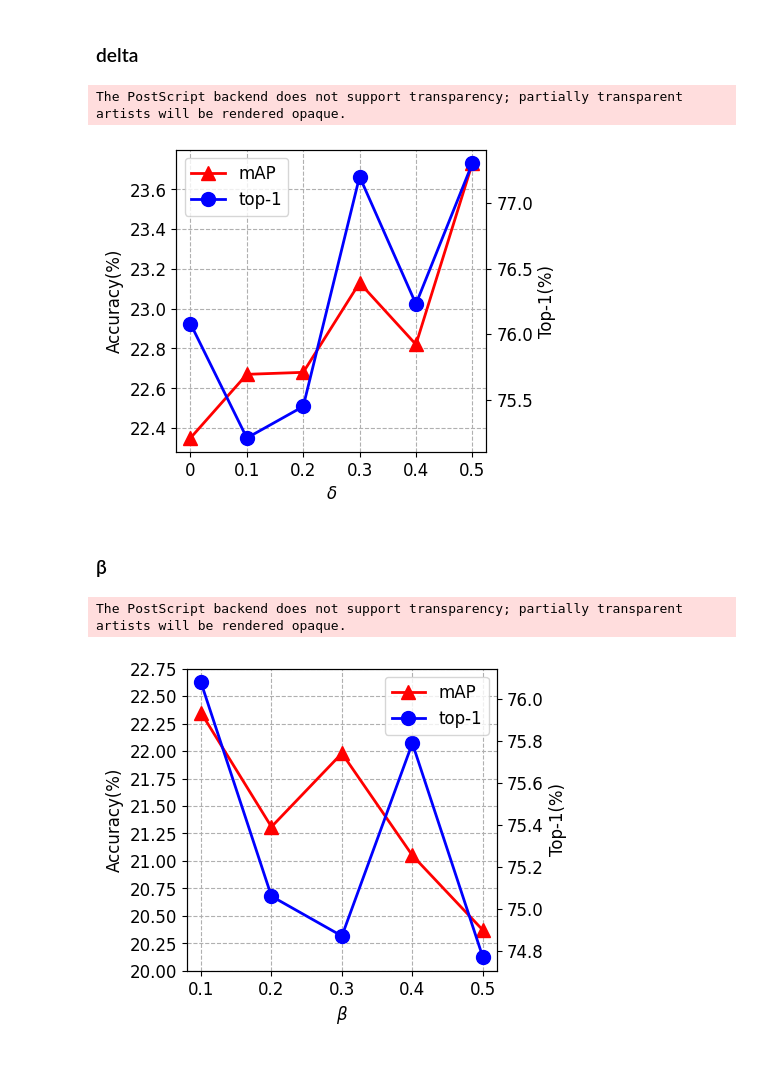
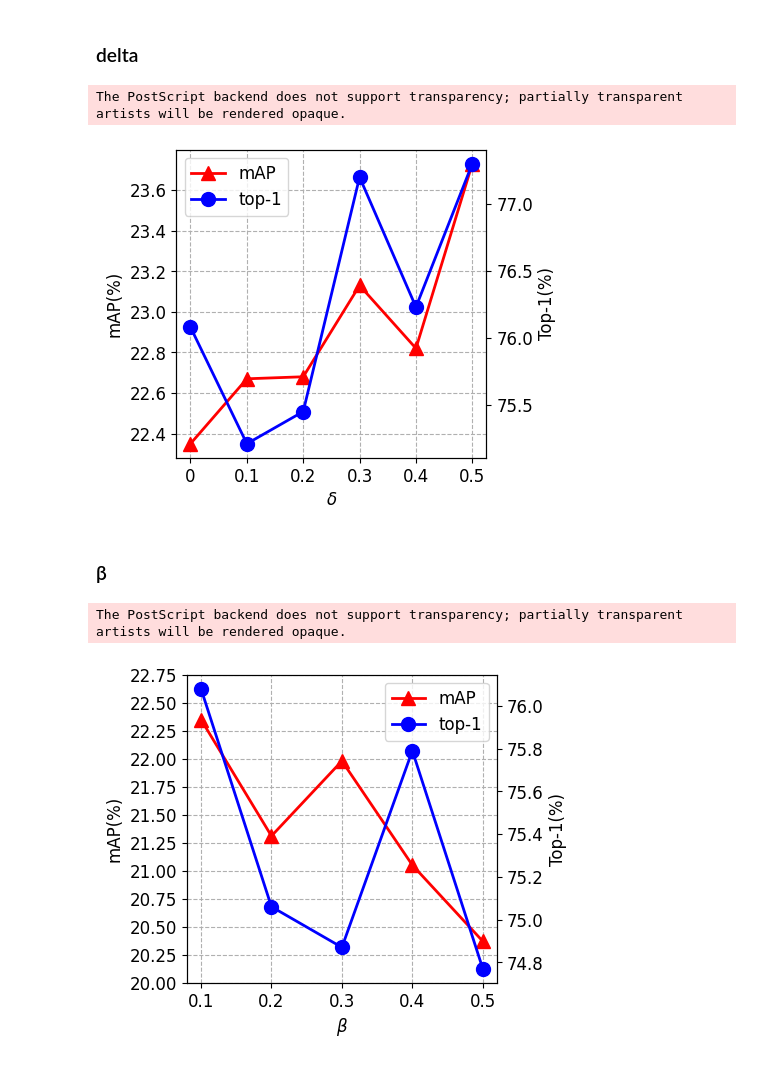
Before and after one commit to JackFlying/DNFNet_release, a Jupyter notebook: tools/visualize/vis_paper_figure/vis_hyper_parameter.ipynb, the cells around one changed output. Saved outputs shown, nothing was run; the diff lists cells and outputs as text; code cells hidden in the pictures.

```diff
--- a/tools/visualize/vis_paper_figure/vis_hyper_parameter.ipynb
+++ b/tools/visualize/vis_paper_figure/vis_hyper_parameter.ipynb
@@ -88,36 +88,36 @@ import numpy as np
 import matplotlib.pyplot as plt
 
 plt.rcParams['font.sans-serif'] = ['Arial']  # 如果要显示中文字体,则在此处设为：SimHei
 plt.rcParams['axes.unicode_minus'] = False  # 显示负号
 
 x = np.array([0, 0.1, 0.2, 0.3, 0.4, 0.5])
 mAP = np.array([22.35, 22.67, 22.68, 23.13, 22.82, 23.73])
 top_1 = np.array([76.08, 75.21, 75.45, 77.20, 76.23, 77.30])
 
 plt.figure(figsize=(4, 4), dpi=100)
 plt.grid(linestyle="--")  # 设置背景网格线为虚线
 line1 = plt.plot(x, mAP, marker='^', markersize=10, color="red", label="mAP", linewidth=2)
 
 group_labels = [0, 0.1, 0.2, 0.3, 0.4, 0.5]  # x轴刻度的标识
 plt.xticks(x, group_labels, fontsize=12)  # 默认字体大小为10
 plt.yticks(fontsize=12)
 plt.xlabel("$δ$", fontsize=12)
-plt.ylabel("Accuracy(%)", fontsize=12)
+plt.ylabel("mAP(%)", fontsize=12)
 
 ax2 = plt.twinx()
 line2 = ax2.plot(x, top_1, marker='o', markersize=10, color="blue", label="top-1", linewidth=2)
 ax2.set_ylabel('Top-1(%)', fontsize=12)   #设置Y2轴标题
 ax2.tick_params(labelsize=12)
 
 lines = line1 + line2
 labs = [l.get_label() for l in lines]
 plt.legend(lines, labs, loc=0, prop = {'size':12})
 # plt.savefig('./filename.jpg', format='jpg', bbox_inches='tight')  # 建议保存为svg格式,再用inkscape转为矢量图emf后插入word中
-plt.savefig('./file/delta.eps', dpi=100, format='eps', bbox_inches='tight', pad_inches=0)
+plt.savefig('../file/delta.eps', dpi=100, format='eps', bbox_inches='tight', pad_inches=0)
 plt.show()
 # %% [output]
 The PostScript backend does not support transparency; partially transparent artists will be rendered opaque.
-[figure, old version]
+[figure, new version]
 # %% [markdown]
 ### β
 # %%
@@ -143,7 +143,7 @@ group_labels = [0.1, 0.2, 0.3, 0.4, 0.5]  # x轴刻度的标识
 plt.xticks(x, group_labels, fontsize=12)  # 默认字体大小为10
 plt.yticks(ticks=np.arange(20, 23, 0.25), fontsize=12)
 plt.xlabel("$β$", fontsize=12)
-plt.ylabel("Accuracy(%)", fontsize=12)
+plt.ylabel("mAP(%)", fontsize=12)
 # plt.ylim([21, 23])
 
 ax2 = plt.twinx()
@@ -156,8 +156,8 @@ lines = line1 + line2
 labs = [l.get_label() for l in lines]
 plt.legend(lines, labs, loc=0, prop = {'size':12})
 # plt.savefig('./filename.jpg', format='jpg', bbox_inches='tight')  # 建议保存为svg格式,再用inkscape转为矢量图emf后插入word中
-plt.savefig('./file/beita.eps', dpi=100, format='eps', bbox_inches='tight', pad_inches=0)
+plt.savefig('../file/beita.eps', dpi=100, format='eps', bbox_inches='tight', pad_inches=0)
 plt.show()
 # %% [output]
 The PostScript backend does not support transparency; partially transparent artists will be rendered opaque.
-[figure, old version]
+[figure, new version]
```
Also changed, not shown: parts of 2 cells of this notebook, 6 other files.
